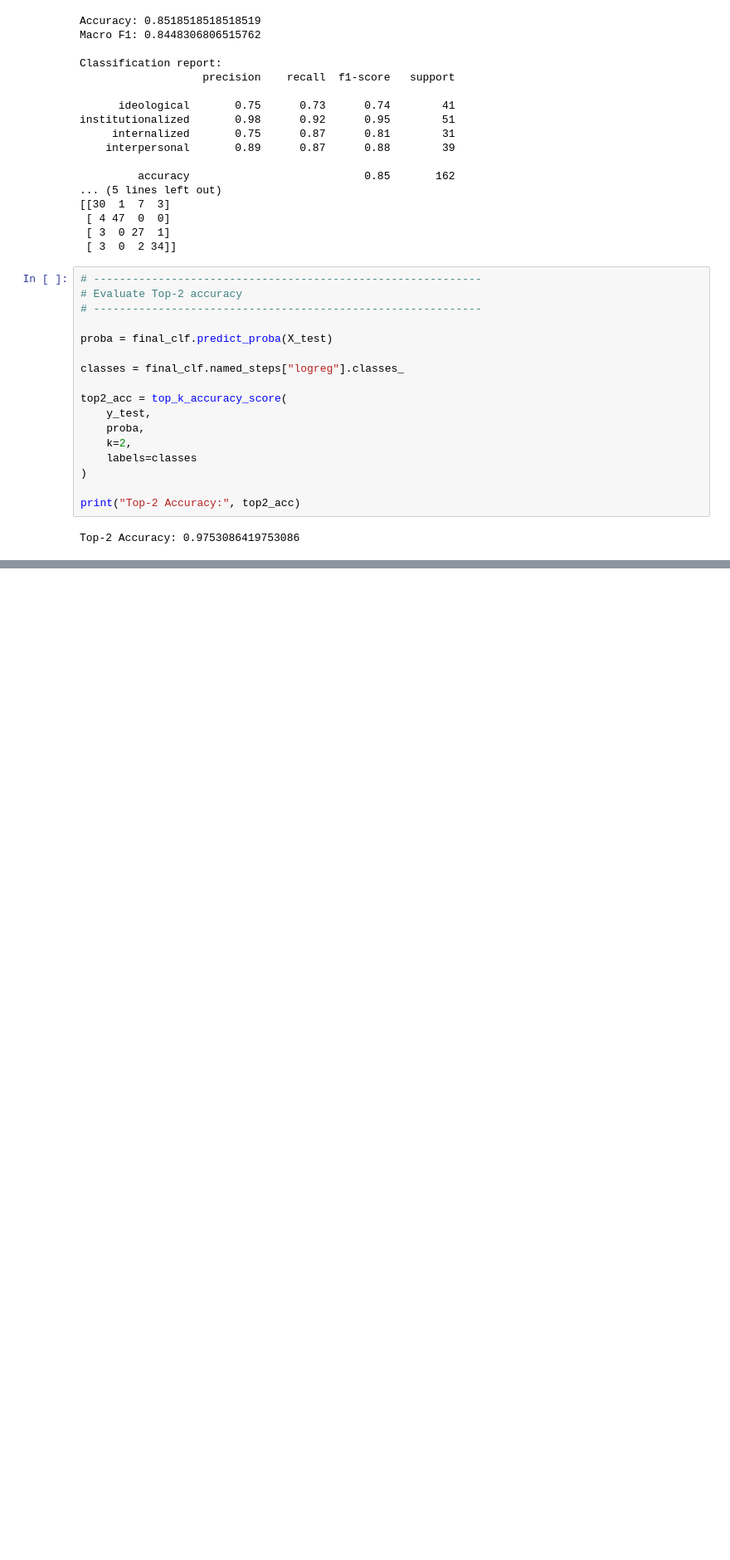
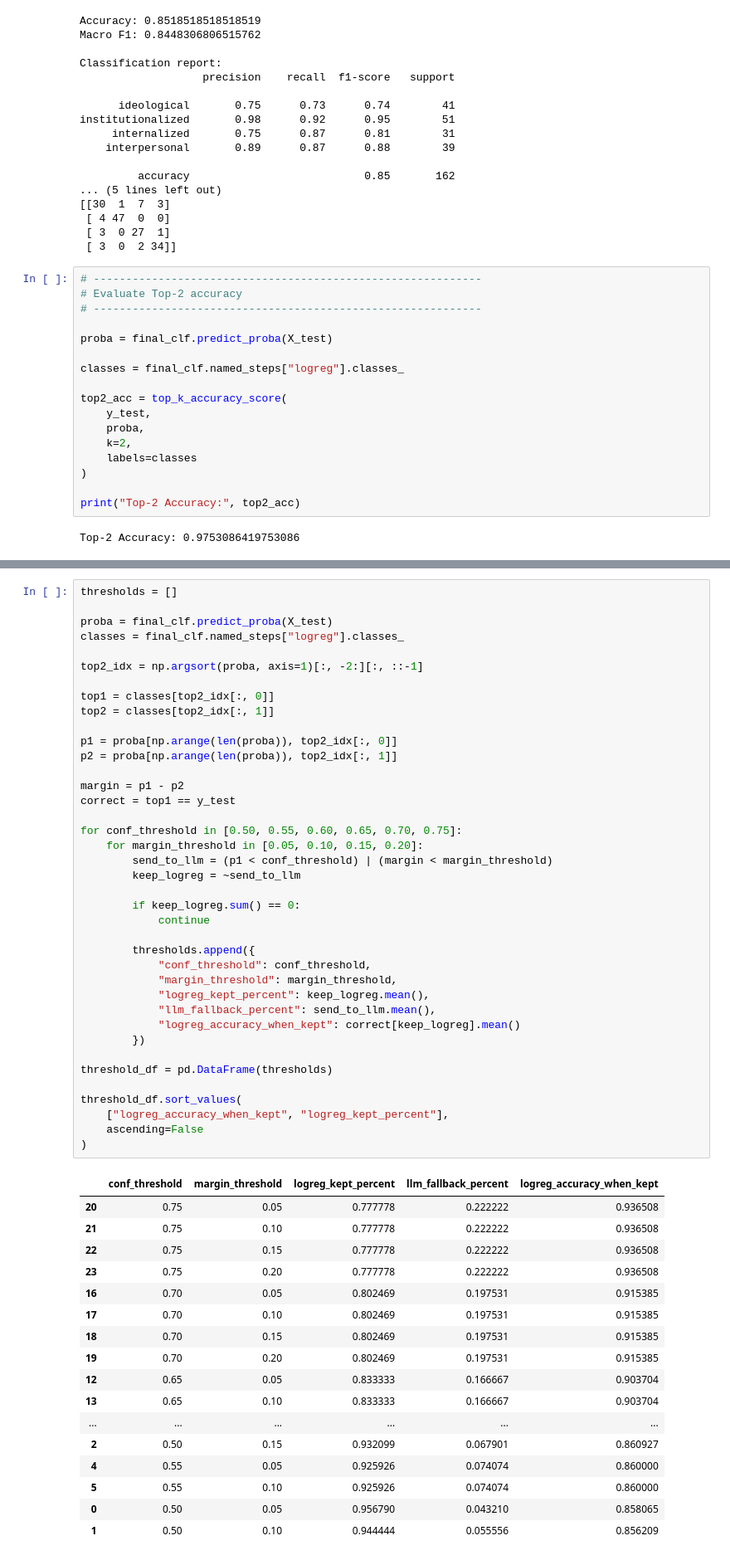
Before and after one commit to ritvik-123/114-Assignments-OS, a Jupyter notebook: Final_LogReg.ipynb, the cells around one changed output, grey strips where cells are left out. Shown at 83% size. Drawn from its saved outputs; the diff is of its cells as text; blank space fills up the shorter version.

```diff
--- a/Final_LogReg.ipynb
+++ b/Final_LogReg.ipynb
@@ -259,0 +527,57 @@ Top-2 Accuracy: 0.9753086419753086
+# %%
+thresholds = []
+
+proba = final_clf.predict_proba(X_test)
+classes = final_clf.named_steps["logreg"].classes_
+
+top2_idx = np.argsort(proba, axis=1)[:, -2:][:, ::-1]
+
+top1 = classes[top2_idx[:, 0]]
+top2 = classes[top2_idx[:, 1]]
+
+p1 = proba[np.arange(len(proba)), top2_idx[:, 0]]
+p2 = proba[np.arange(len(proba)), top2_idx[:, 1]]
+
+margin = p1 - p2
+correct = top1 == y_test
+
+for conf_threshold in [0.50, 0.55, 0.60, 0.65, 0.70, 0.75]:
+    for margin_threshold in [0.05, 0.10, 0.15, 0.20]:
+        send_to_llm = (p1 < conf_threshold) | (margin < margin_threshold)
+        keep_logreg = ~send_to_llm
+
+        if keep_logreg.sum() == 0:
+            continue
+
+        thresholds.append({
+            "conf_threshold": conf_threshold,
+            "margin_threshold": margin_threshold,
+            "logreg_kept_percent": keep_logreg.mean(),
+            "llm_fallback_percent": send_to_llm.mean(),
+            "logreg_accuracy_when_kept": correct[keep_logreg].mean()
+        })
+
+threshold_df = pd.DataFrame(thresholds)
+
+threshold_df.sort_values(
+    ["logreg_accuracy_when_kept", "logreg_kept_percent"],
+    ascending=False
+)
+# %% [output]
+|  | conf_threshold | margin_threshold | logreg_kept_percent | llm_fallback_percent | logreg_accuracy_when_kept |
+| 20 | 0.75 | 0.05 | 0.777778 | 0.222222 | 0.936508 |
+| 21 | 0.75 | 0.10 | 0.777778 | 0.222222 | 0.936508 |
+| 22 | 0.75 | 0.15 | 0.777778 | 0.222222 | 0.936508 |
+| 23 | 0.75 | 0.20 | 0.777778 | 0.222222 | 0.936508 |
+| 16 | 0.70 | 0.05 | 0.802469 | 0.197531 | 0.915385 |
+| 17 | 0.70 | 0.10 | 0.802469 | 0.197531 | 0.915385 |
+| 18 | 0.70 | 0.15 | 0.802469 | 0.197531 | 0.915385 |
+| 19 | 0.70 | 0.20 | 0.802469 | 0.197531 | 0.915385 |
+| 12 | 0.65 | 0.05 | 0.833333 | 0.166667 | 0.903704 |
+| 13 | 0.65 | 0.10 | 0.833333 | 0.166667 | 0.903704 |
+| ... | ... | ... | ... | ... | ... |
+| 2 | 0.50 | 0.15 | 0.932099 | 0.067901 | 0.860927 |
+| 4 | 0.55 | 0.05 | 0.925926 | 0.074074 | 0.860000 |
+| 5 | 0.55 | 0.10 | 0.925926 | 0.074074 | 0.860000 |
+| 0 | 0.50 | 0.05 | 0.956790 | 0.043210 | 0.858065 |
+| 1 | 0.50 | 0.10 | 0.944444 | 0.055556 | 0.856209 |
```
Also changed, not shown: parts of 11 cells of this notebook.
